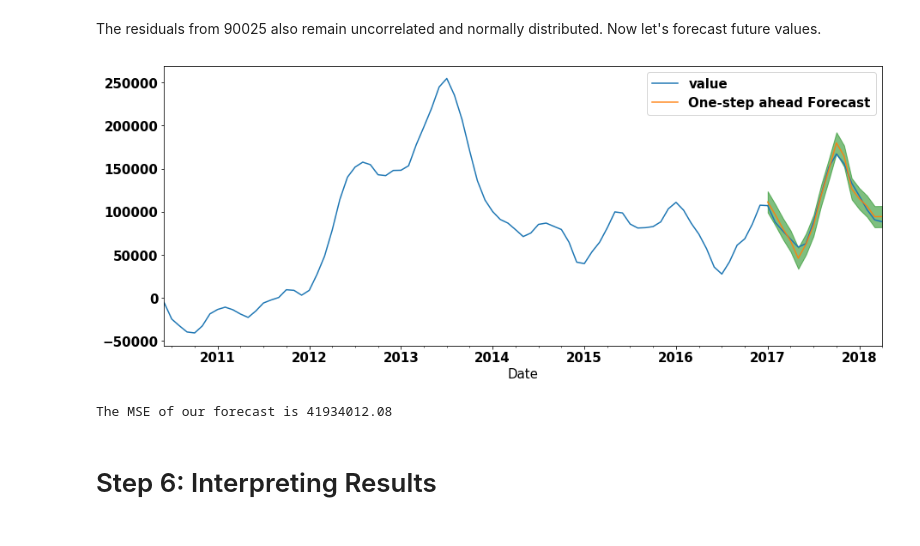
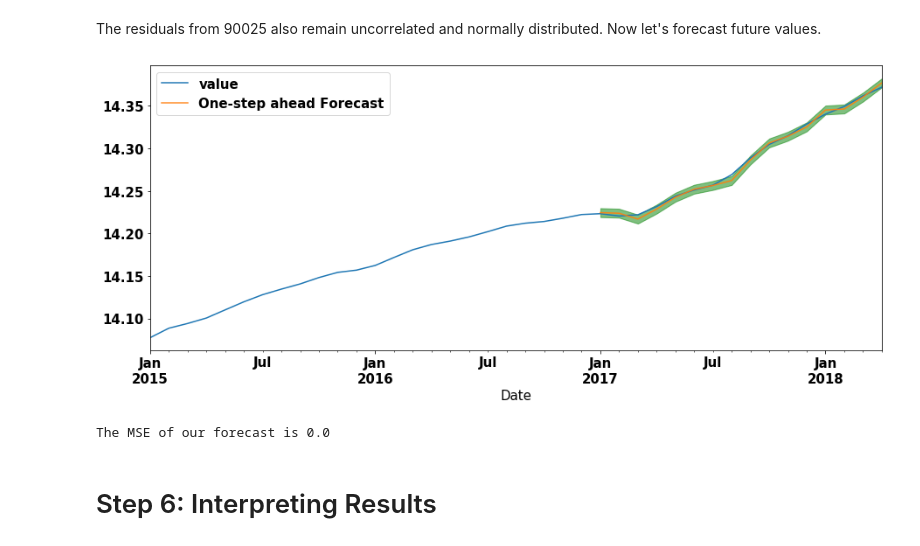
Before and after one commit to c-woo/Zillow-Time-Series, a Jupyter notebook: starter_notebook.ipynb, the cells around one changed output. Saved outputs shown, nothing was run; the diff lists cells and outputs as text; code cells hidden in the pictures.

Commit message:
fixing arima modeling

```diff
--- a/starter_notebook.ipynb
+++ b/starter_notebook.ipynb
@@ -552,6 +458,6 @@ Let's check the 90025 zip code to see if it also has normally distributed residu
 # %%
-model_90025 = sm.tsa.statespace.SARIMAX(log_90025,
-                                        order=get_optimal_pdq(log_90025, pdq),
+model_90025 = sm.tsa.statespace.SARIMAX(np.log(zip_90025),
+                                        order=(2, 1, 3),
                                         enforce_stationarity=False,
                                         enforce_invertibility=False)
 output = model_90025.fit()
@@ -567,31 +473,31 @@ pred_conf = pred.conf_int()
 # %%
 rcParams['figure.figsize'] = 15, 6
 
 # Plot observed values
-ax = diff_90272['2010':].plot(label='observed')
+ax = np.log(zip_90025)['2015':].plot(label='observed')
 
 # Plot predicted values
 pred.predicted_mean.plot(ax=ax, label='One-step ahead Forecast', alpha=0.9)
 
 # Plot the range for confidence intervals
 ax.fill_between(pred_conf.index,
                 pred_conf.iloc[:, 0],
                 pred_conf.iloc[:, 1], color='g', alpha=0.5)
 
 # Set axes labels
 ax.set_xlabel('Date')
 plt.legend()
 
 plt.show()
 # %% [output]
-[figure, old version]
+[figure, new version]
 # %%
 forecast = pred.predicted_mean
-real = diff_90272['2017-01-01':]['value']
+real = np.log(zip_90025)['2017-01-01':]['value']
 
 mse = ((forecast - real) ** 2).mean()
 print(f'The MSE of our forecast is {round(mse, 2)}')
 # %% [output]
-The MSE of our forecast is 41934012.08
+The MSE of our forecast is 0.0
 # %% [markdown]
 # Step 6: Interpreting Results
```
Also changed, not shown: parts of 38 cells of this notebook.
